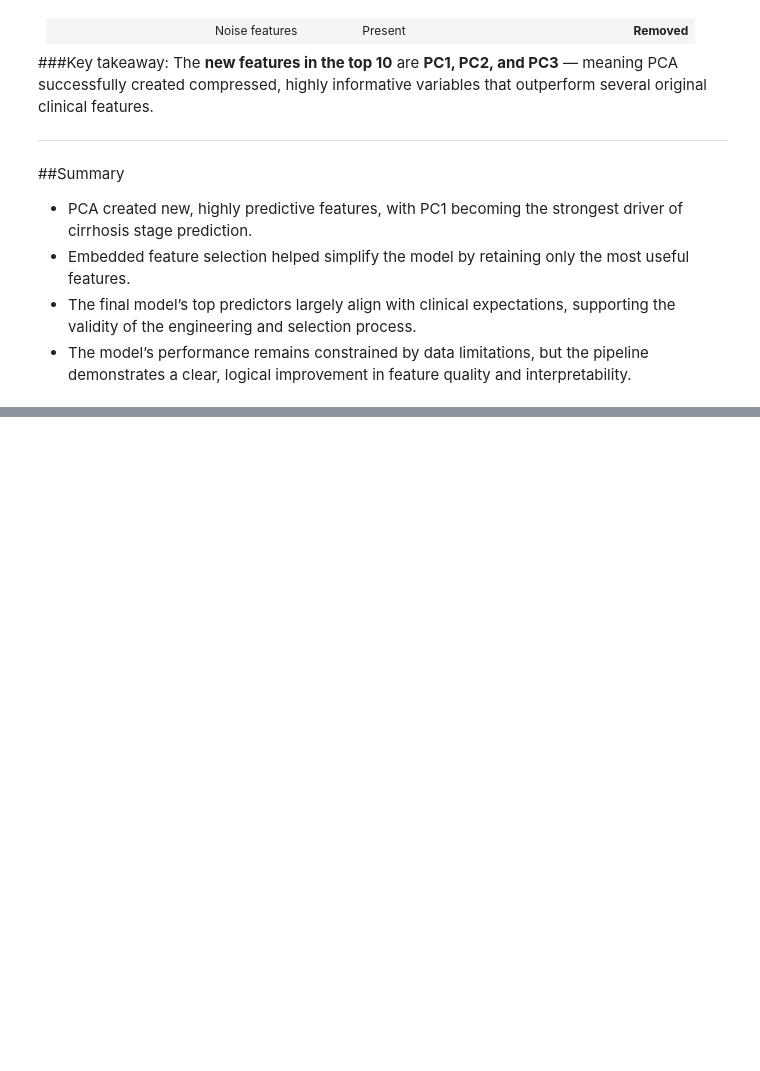
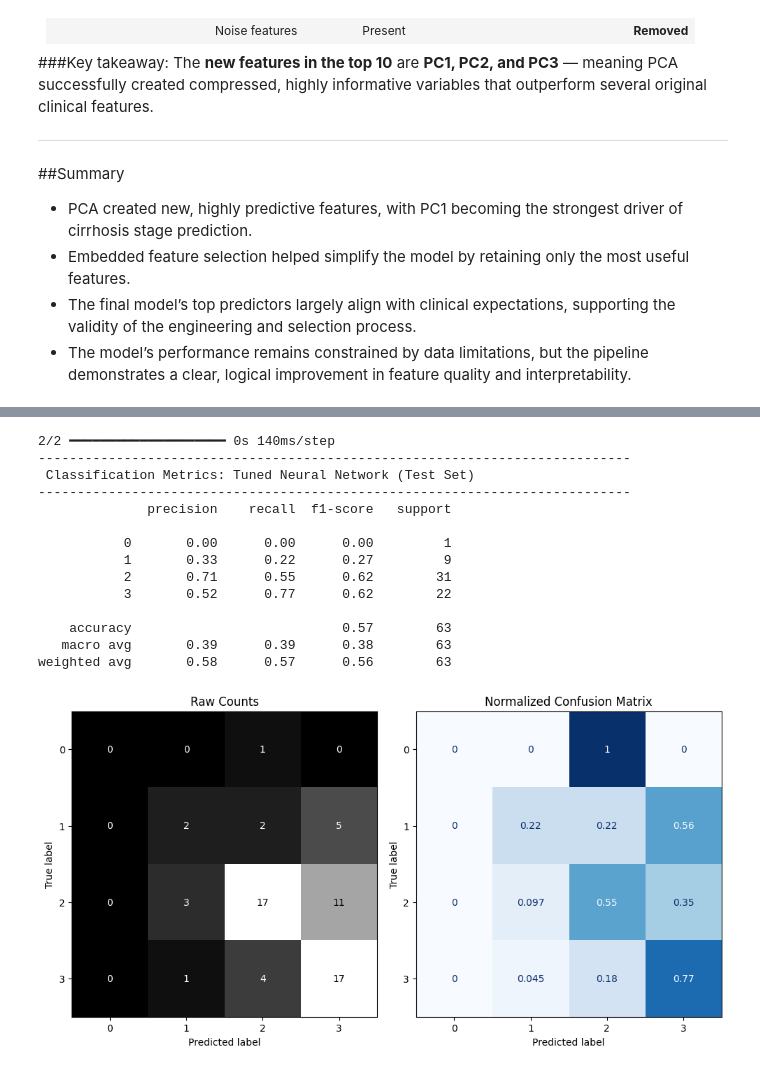
Before and after one commit to Taimaaaa/Cirrhosis-Prediction, a Jupyter notebook: Cirrhosis_Prediction.ipynb, the cells around one changed output, grey strips where cells are left out. Cells and saved outputs as stored; diff of their text form; code cells hidden in the pictures; blank space fills up the shorter version.

```diff
--- a/Cirrhosis_Prediction.ipynb
+++ b/Cirrhosis_Prediction.ipynb
@@ -1436,0 +1667,20 @@ The **new features in the top 10** are **PC1, PC2, and PC3** — meaning PCA suc
+# %%
+tuner = kt.Hyperband(
+    build_tuning_model,
+    objective="val_accuracy",
+    max_epochs=50,
+    seed=42,
+    overwrite=True,
+    directory="KerasTuner",
+    project_name="Stage_Tuning"
+)
+
+tuner.search(
+    X_train_processed, y_train_bin,
+    validation_data=(X_val_processed, y_val_bin),
+    epochs=50,
+    callbacks=[early_stop]
+)
+
+best_hp = tuner.get_best_hyperparameters()[0]
+best_hp.values
@@ -1436,0 +1702,37 @@ The **new features in the top 10** are **PC1, PC2, and PC3** — meaning PCA suc
+# %%
+best_model = tuner.get_best_models()[0]
+
+history_tuned = best_model.fit(
+    X_train_processed,
+    y_train_bin,
+    validation_data=(X_val_processed, y_val_bin),
+    epochs=50,
+    callbacks=[early_stop],
+    verbose=0
+)
+# %%
+y_pred_probs = best_model.predict(X_test_processed)
+y_pred_classes = y_pred_probs.argmax(axis=1)
+
+classification_metrics(
+    y_test_enc,
+    y_pred_classes,
+    label="Tuned Neural Network (Test Set)",
+    figsize=(10,5)
+)
+# %% [output]
+2/2 ━━━━━━━━━━━━━━━━━━━━ 0s 140ms/step
+----------------------------------------------------------------------------
+ Classification Metrics: Tuned Neural Network (Test Set)
+----------------------------------------------------------------------------
+              precision    recall  f1-score   support
+
+           0       0.00      0.00      0.00         1
+           1       0.33      0.22      0.27         9
+           2       0.71      0.55      0.62        31
+           3       0.52      0.77      0.62        22
+
+    accuracy                           0.57        63
+   macro avg       0.39      0.39      0.38        63
+weighted avg       0.58      0.57      0.56        63
+[figure, added]
```
Also changed, not shown: parts of 14 cells of this notebook.
